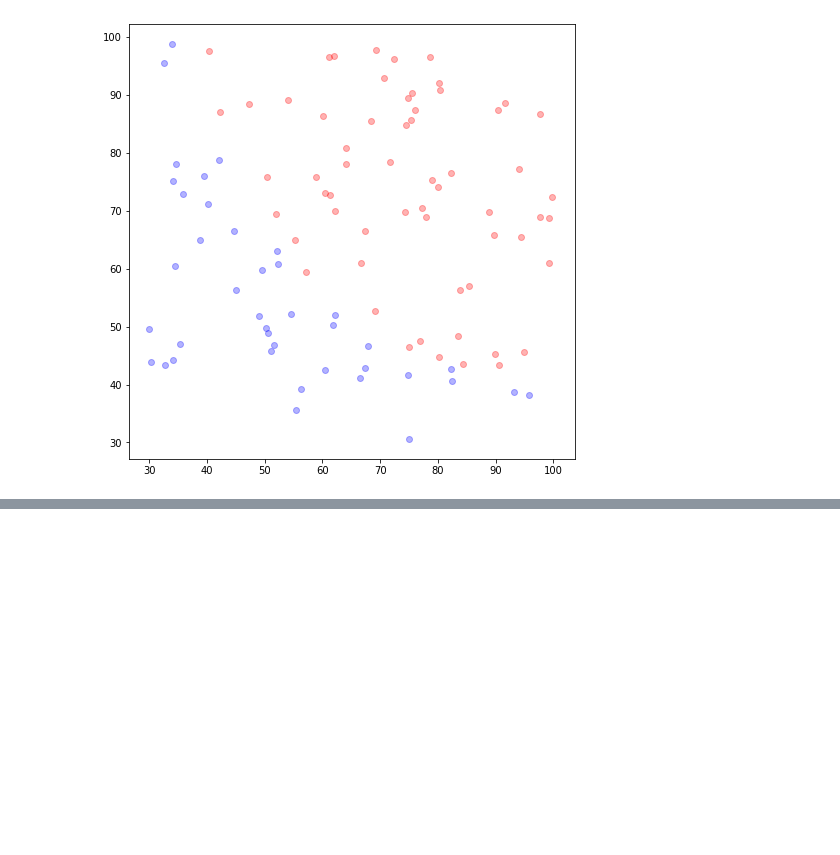
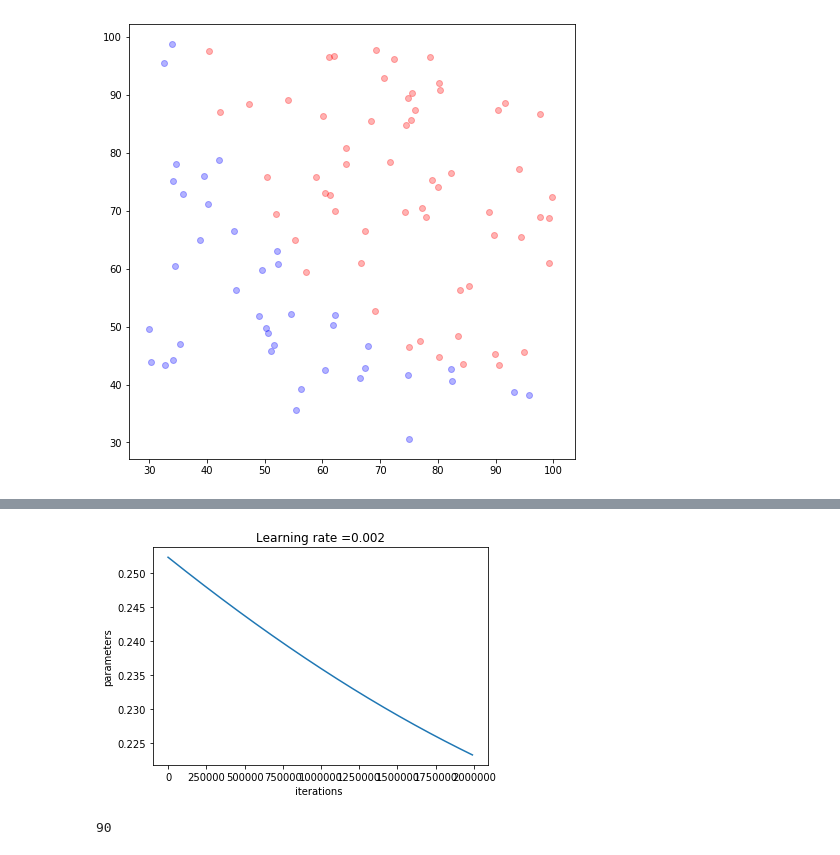
Before and after one commit to YoungsooNa/ML, a Jupyter notebook: Assignment_05/Assignment05.ipynb, the cells around one changed output, grey strips where cells are left out. Cells and saved outputs as stored; diff of their text form; code cells hidden in the pictures; blank space fills up the shorter version.

```diff
--- a/Assignment_05/Assignment05.ipynb
+++ b/Assignment_05/Assignment05.ipynb
@@ -109,0 +143,8 @@ for i in range(epochs):
+# %%
+plt.plot(np.squeeze(err_list[10000:]))
+plt.ylabel('parameters')
+plt.xlabel('iterations ')
+plt.title("Learning rate =" + str(lr))
+plt.show()
+# %% [output]
+[figure, added]
@@ -109,0 +178,11 @@ for i in range(epochs):
+# %%
+correct = 0
+for i, a in enumerate(A):
+    if a <= 0.5 and label[i] == 0 :
+        correct += 1
+    elif a > 0.5 and label[i] == 1:
+        correct += 1
+
+print(correct)
+# %% [output]
+90
```
Also changed, not shown: parts of 24 cells of this notebook.
